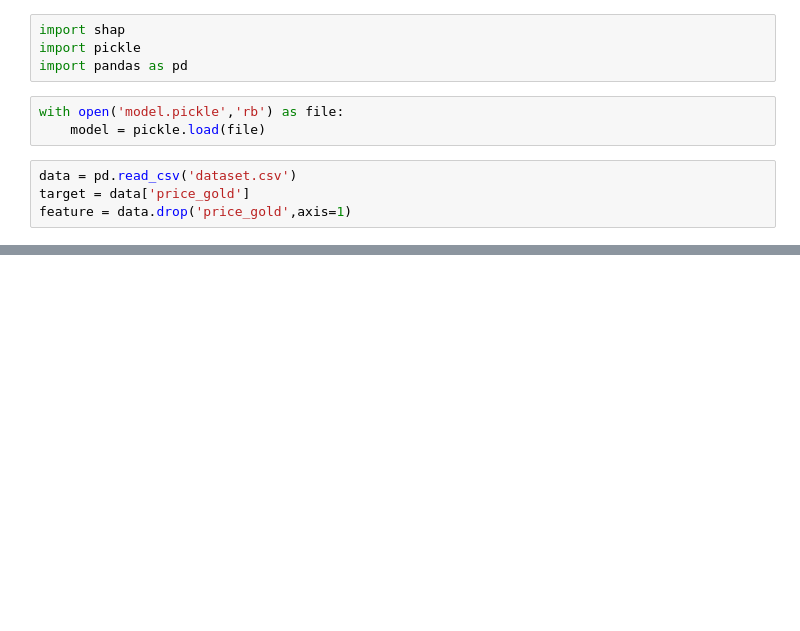
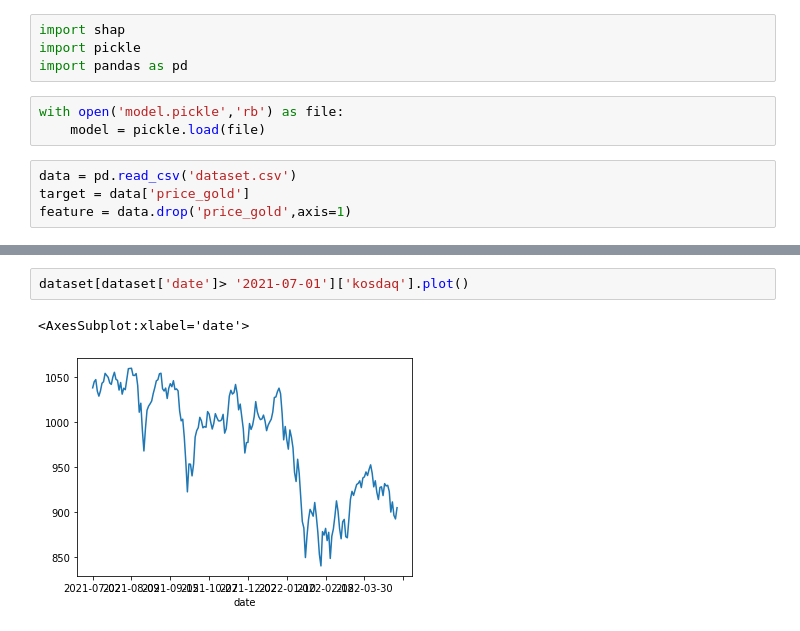
Before and after one commit to sssiott/predictgoldprice, a Jupyter notebook: modeling/analysis.ipynb, the cells around one changed output, grey strips where cells are left out. Cells and saved outputs as stored; diff of their text form; blank space fills up the shorter version.

```diff
--- a/modeling/analysis.ipynb
+++ b/modeling/analysis.ipynb
@@ -23,0 +37,5 @@ shap.plots.waterfall(shap_val[50])
+# %%
+dataset[dataset['date']> '2021-07-01']['kosdaq'].plot()
+# %% [output]
+<AxesSubplot:xlabel='date'>
+[figure, added]
```
Also changed, not shown: parts of 11 cells of this notebook, 4 other files.
